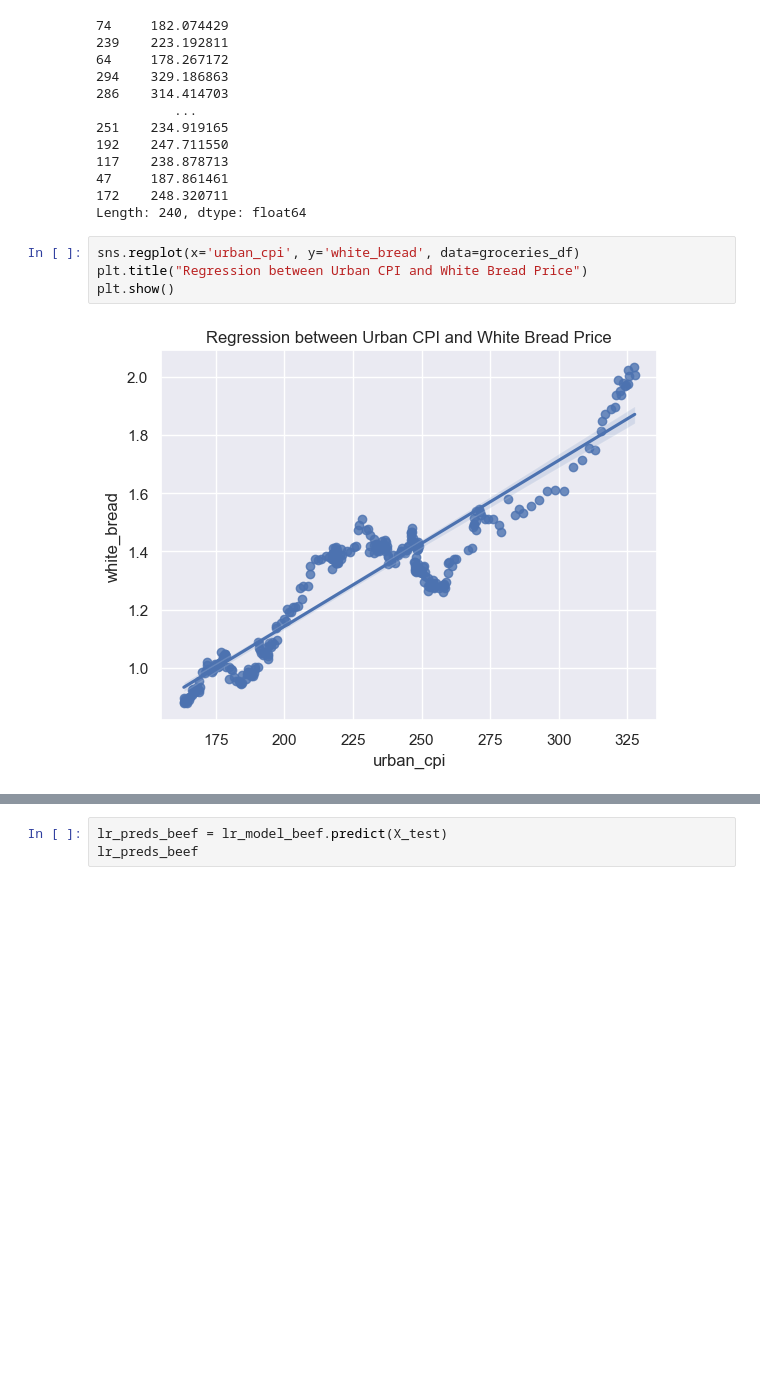
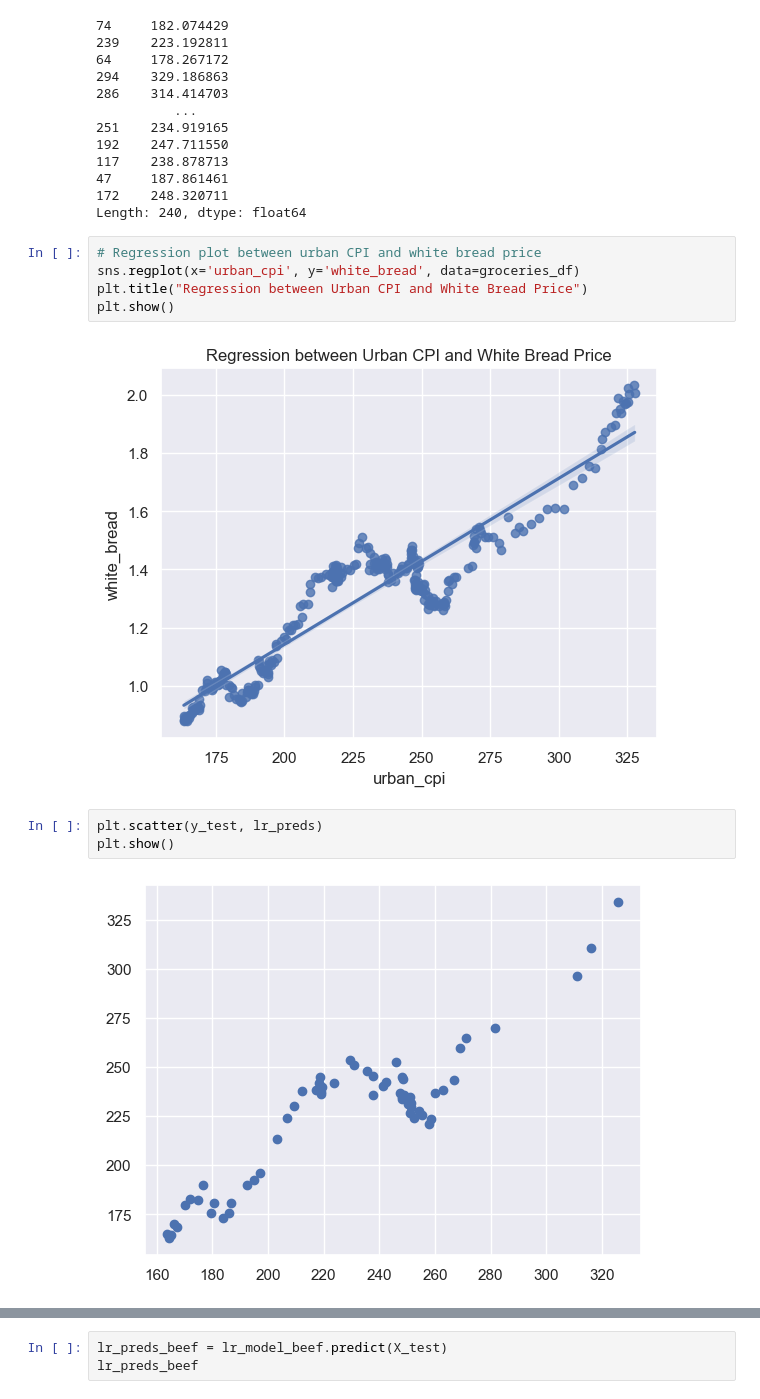
Before and after one commit to matthewjchin/grocerypriceanalysis, a Jupyter notebook: fred_groceries_lin_reg.ipynb, the cells around one changed output, grey strips where cells are left out. Cells and saved outputs as stored; diff of their text form; blank space fills up the shorter version.

```diff
--- a/fred_groceries_lin_reg.ipynb
+++ b/fred_groceries_lin_reg.ipynb
@@ -185,9 +187,15 @@ lr_model.fittedvalues
 172    248.320711
 Length: 240, dtype: float64
 # %%
+# Regression plot between urban CPI and white bread price
 sns.regplot(x='urban_cpi', y='white_bread', data=groceries_df)
 plt.title("Regression between Urban CPI and White Bread Price")
 plt.show()
 # %% [output]
 [figure]
+# %%
+plt.scatter(y_test, lr_preds)
+plt.show()
+# %% [output]
+[figure, added]
 # %%
```
Also changed, not shown: parts of 39 cells of this notebook, 1 other file.
